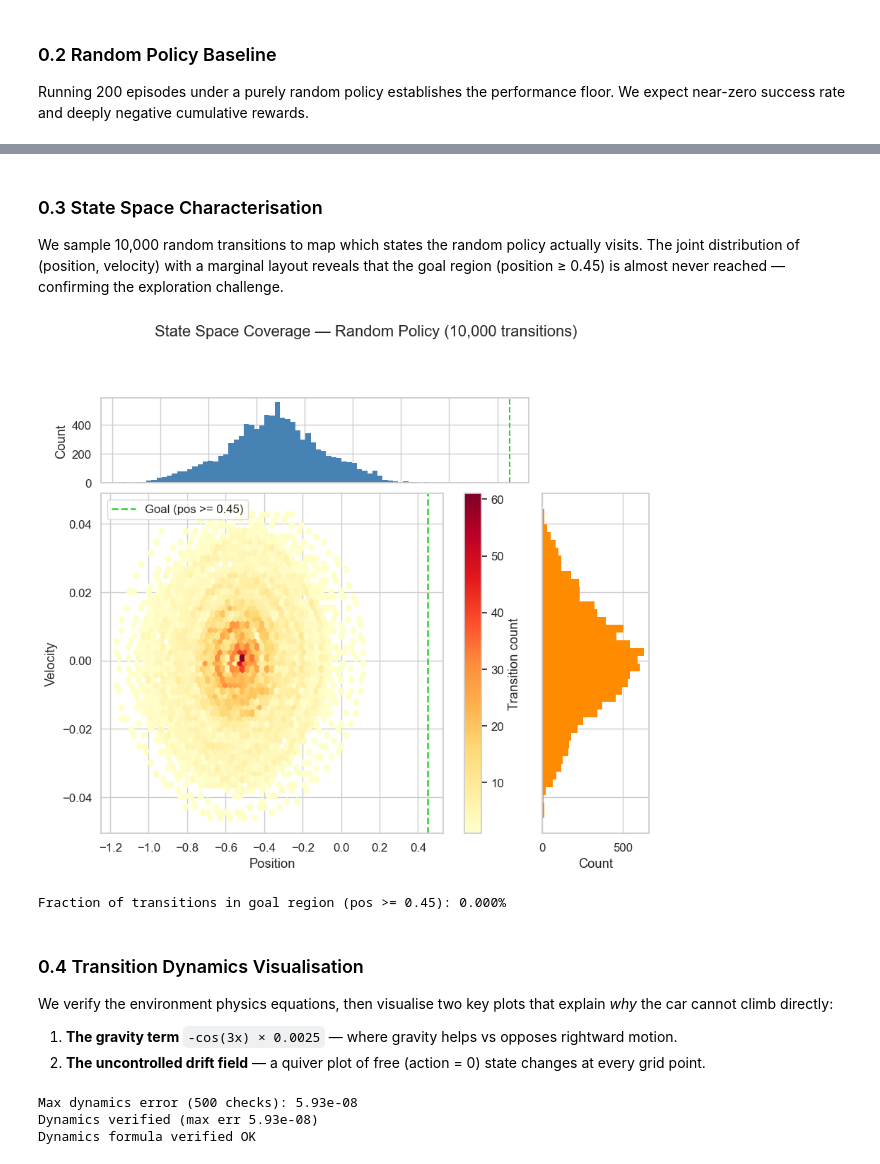
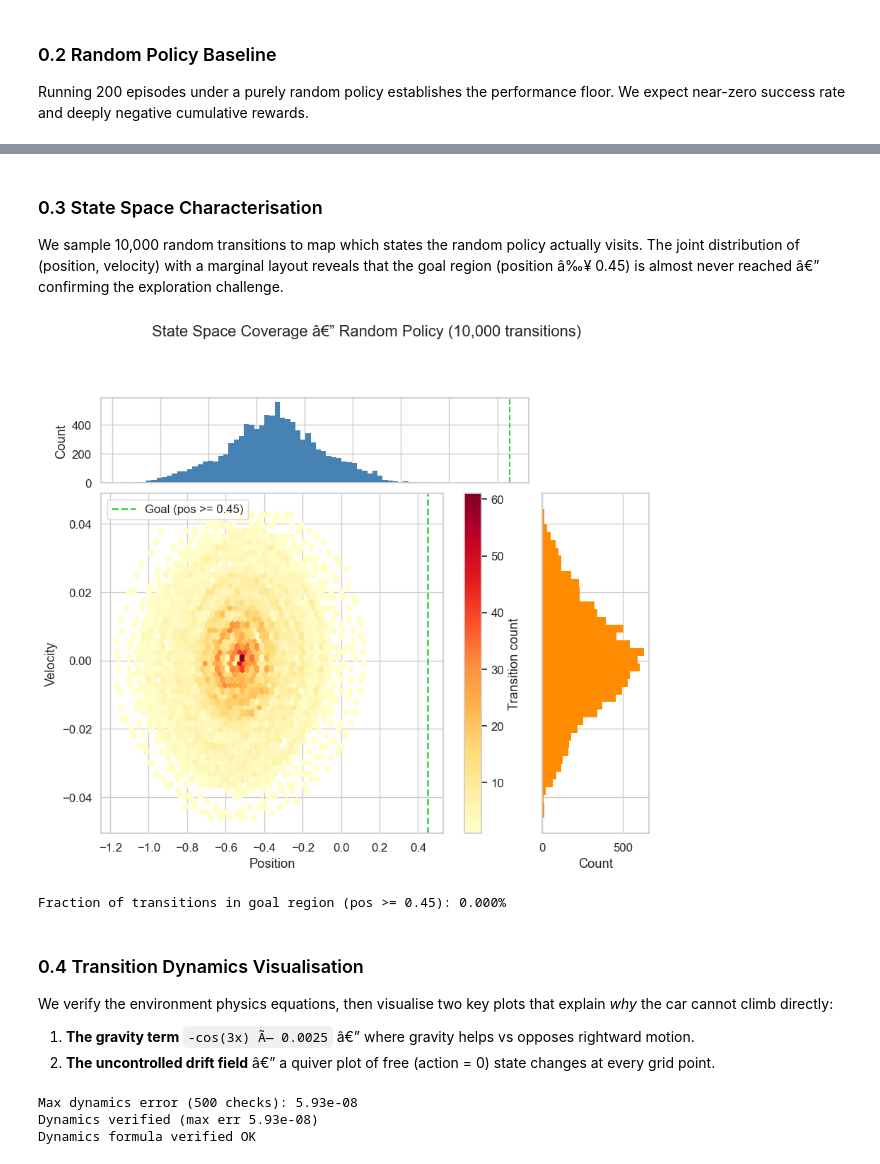
Before and after one commit to Seraphim-Systems/mountain-pendulum, a Jupyter notebook: notebooks/04_mountain_car_continuous.ipynb, the cells around one changed output, grey strips where cells are left out. Drawn from its saved outputs; the diff is of its cells as text; code cells hidden in the pictures.

```diff
--- a/notebooks/04_mountain_car_continuous.ipynb
+++ b/notebooks/04_mountain_car_continuous.ipynb
@@ -258,7 +241,7 @@ Saved -> C:\Users\Omar Issa\Documents\GitHub\mountain-pendulum\outputs\figures\0
 
 We sample 10,000 random transitions to map which states the random policy actually visits.
 The joint distribution of (position, velocity) with a marginal layout reveals that the goal
-region (position ≥ 0.45) is almost never reached — confirming the exploration challenge.
+region (position â‰¥ 0.45) is almost never reached â€” confirming the exploration challenge.
 # %%
 N_TRANS = 10_000
 positions, velocities = [], []
@@ -284,35 +267,35 @@ fig = plt.figure(figsize=(10, 8))
 gs = fig.add_gridspec(2, 2, width_ratios=[4, 1], height_ratios=[1, 4],
                       hspace=0.05, wspace=0.05)
 
 ax_main  = fig.add_subplot(gs[1, 0])
 ax_top   = fig.add_subplot(gs[0, 0], sharex=ax_main)
 ax_right = fig.add_subplot(gs[1, 1], sharey=ax_main)
 
 h = ax_main.hexbin(positions, velocities, gridsize=50, cmap="YlOrRd", mincnt=1)
 ax_main.axvline(0.45, color="limegreen", linestyle="--", linewidth=1.8, label="Goal (pos >= 0.45)")
 ax_main.set_xlabel("Position")
 ax_main.set_ylabel("Velocity")
 ax_main.legend(loc="upper left")
 plt.colorbar(h, ax=ax_main, label="Transition count")
 
 ax_top.hist(positions, bins=60, color="steelblue", edgecolor="none")
 ax_top.axvline(0.45, color="limegreen", linestyle="--", linewidth=1.5)
 ax_top.set_ylabel("Count")
 plt.setp(ax_top.get_xticklabels(), visible=False)
 
 ax_right.hist(velocities, bins=40, color="darkorange", edgecolor="none", orientation="horizontal")
 ax_right.set_xlabel("Count")
 plt.setp(ax_right.get_yticklabels(), visible=False)
 
-fig.suptitle(f"State Space Coverage — Random Policy ({N_TRANS:,} transitions)", y=1.01)
+fig.suptitle(f"State Space Coverage â€” Random Policy ({N_TRANS:,} transitions)", y=1.01)
 
 plt.savefig(FIGURES / "0.3_state_space.png", dpi=150, bbox_inches="tight")
 plt.show()
 
 goal_frac = (positions >= 0.45).mean()
 print(f"Fraction of transitions in goal region (pos >= 0.45): {goal_frac*100:.3f}%")
 # %% [output]
-[figure, old version]
+[figure, new version]
 Fraction of transitions in goal region (pos >= 0.45): 0.000%
 # %% [markdown]
 ### 0.4 Transition Dynamics Visualisation
@@ -320,8 +303,8 @@ Fraction of transitions in goal region (pos >= 0.45): 0.000%
 We verify the environment physics equations, then visualise two key plots that explain
 *why* the car cannot climb directly:
 
-1. **The gravity term** `-cos(3x) × 0.0025` — where gravity helps vs opposes rightward motion.
-2. **The uncontrolled drift field** — a quiver plot of free (action = 0) state changes at every grid point.
+1. **The gravity term** `-cos(3x) Ã— 0.0025` â€” where gravity helps vs opposes rightward motion.
+2. **The uncontrolled drift field** â€” a quiver plot of free (action = 0) state changes at every grid point.
 # %%
 # -- verify dynamics formula ------------------------------------------------
 env_raw = gym.make("MountainCarContinuous-v0")
```
Also changed, not shown: parts of 27 cells of this notebook.
